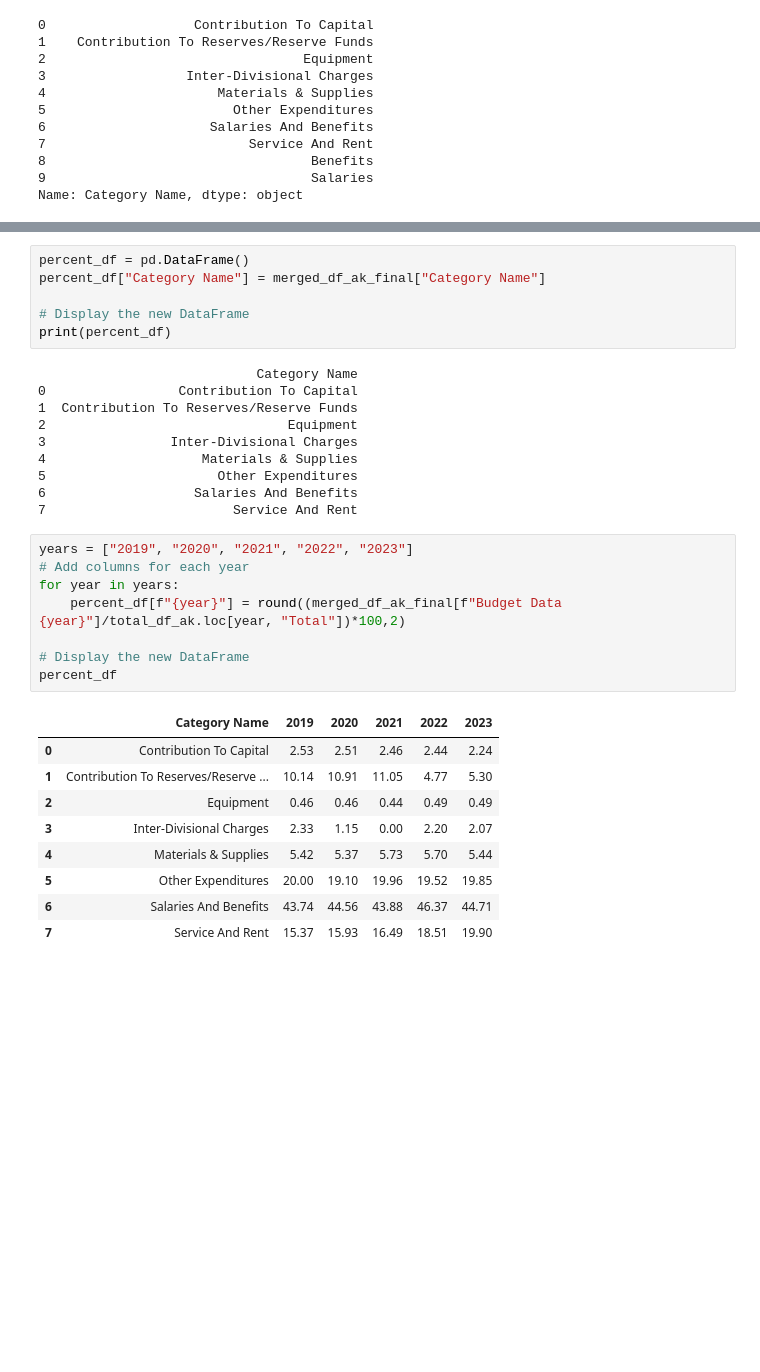
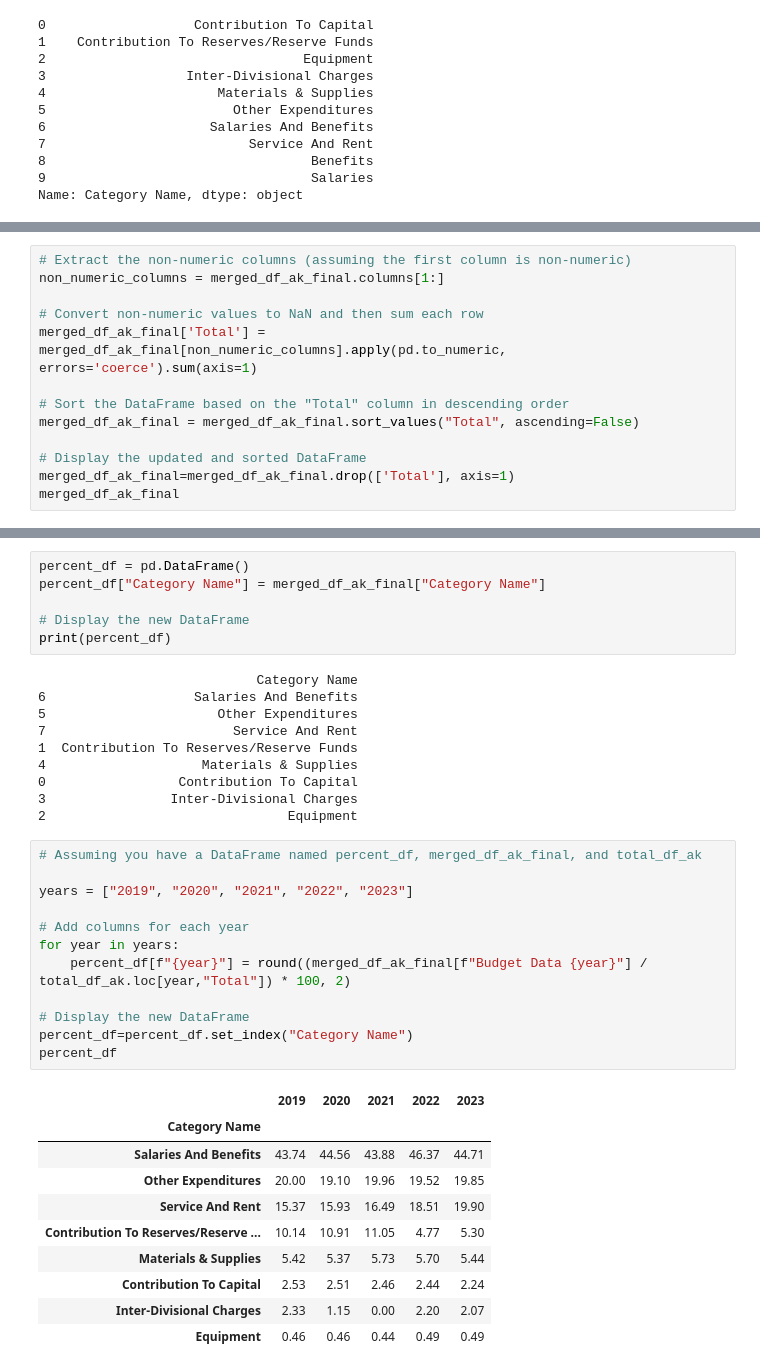
Before and after one commit to aayushgambhir2023/DA-Project-1, a Jupyter notebook: Cat-SubCat Analysis.ipynb, the cells around one changed output, grey strips where cells are left out. Saved outputs shown, nothing was run; the diff lists cells and outputs as text; blank space fills up the shorter version.

```diff
--- a/Cat-SubCat Analysis.ipynb
+++ b/Cat-SubCat Analysis.ipynb
@@ -457,3 +458,16 @@ merged_df_ak_final.set_index("Category Name")
 | Other Expenditures | 2711.142 | 2611.534 | 2835.059 | 2776.243 | 3063.181 |
 | Salaries And Benefits | 5928.046 | 6092.481 | 6232.586 | 6596.594 | 6899.584 |
 | Service And Rent | 2082.853 | 2178.262 | 2342.040 | 2632.925 | 3071.138 |
+# %%
+# Extract the non-numeric columns (assuming the first column is non-numeric)
+non_numeric_columns = merged_df_ak_final.columns[1:]
+
+# Convert non-numeric values to NaN and then sum each row
+merged_df_ak_final['Total'] = merged_df_ak_final[non_numeric_columns].apply(pd.to_numeric, errors='coerce').sum(axis=1)
+
+# Sort the DataFrame based on the "Total" column in descending order
+merged_df_ak_final = merged_df_ak_final.sort_values("Total", ascending=False)
+
+# Display the updated and sorted DataFrame
+merged_df_ak_final=merged_df_ak_final.drop(['Total'], axis=1)
+merged_df_ak_final
@@ -503,29 +532,34 @@ percent_df["Category Name"] = merged_df_ak_final["Category Name"]
 print(percent_df)
 # %% [output]
                             Category Name
+6                   Salaries And Benefits
+5                      Other Expenditures
+7                        Service And Rent
+1  Contribution To Reserves/Reserve Funds
+4                    Materials & Supplies
 0                 Contribution To Capital
-1  Contribution To Reserves/Reserve Funds
+3                Inter-Divisional Charges
 2                               Equipment
-3                Inter-Divisional Charges
-4                    Materials & Supplies
-5                      Other Expenditures
-6                   Salaries And Benefits
-7                        Service And Rent
 # %%
+# Assuming you have a DataFrame named percent_df, merged_df_ak_final, and total_df_ak
+
 years = ["2019", "2020", "2021", "2022", "2023"]
+
 # Add columns for each year
 for year in years:
-    percent_df[f"{year}"] = round((merged_df_ak_final[f"Budget Data {year}"]/total_df_ak.loc[year, "Total"])*100,2)
+    percent_df[f"{year}"] = round((merged_df_ak_final[f"Budget Data {year}"] / total_df_ak.loc[year,"Total"]) * 100, 2)
 
 # Display the new DataFrame
+percent_df=percent_df.set_index("Category Name")
 percent_df
 # %% [output]
-|  | Category Name | 2019 | 2020 | 2021 | 2022 | 2023 |
-| 0 | Contribution To Capital | 2.53 | 2.51 | 2.46 | 2.44 | 2.24 |
-| 1 | Contribution To Reserves/Reserve ... | 10.14 | 10.91 | 11.05 | 4.77 | 5.30 |
-| 2 | Equipment | 0.46 | 0.46 | 0.44 | 0.49 | 0.49 |
-| 3 | Inter-Divisional Charges | 2.33 | 1.15 | 0.00 | 2.20 | 2.07 |
-| 4 | Materials & Supplies | 5.42 | 5.37 | 5.73 | 5.70 | 5.44 |
-| 5 | Other Expenditures | 20.00 | 19.10 | 19.96 | 19.52 | 19.85 |
-| 6 | Salaries And Benefits | 43.74 | 44.56 | 43.88 | 46.37 | 44.71 |
-| 7 | Service And Rent | 15.37 | 15.93 | 16.49 | 18.51 | 19.90 |
+|  | 2019 | 2020 | 2021 | 2022 | 2023 |
+| Category Name |  |  |  |  |  |
+| Salaries And Benefits | 43.74 | 44.56 | 43.88 | 46.37 | 44.71 |
+| Other Expenditures | 20.00 | 19.10 | 19.96 | 19.52 | 19.85 |
+| Service And Rent | 15.37 | 15.93 | 16.49 | 18.51 | 19.90 |
+| Contribution To Reserves/Reserve ... | 10.14 | 10.91 | 11.05 | 4.77 | 5.30 |
+| Materials & Supplies | 5.42 | 5.37 | 5.73 | 5.70 | 5.44 |
+| Contribution To Capital | 2.53 | 2.51 | 2.46 | 2.44 | 2.24 |
+| Inter-Divisional Charges | 2.33 | 1.15 | 0.00 | 2.20 | 2.07 |
+| Equipment | 0.46 | 0.46 | 0.44 | 0.49 | 0.49 |
```
Also changed, not shown: parts of 10 cells of this notebook.
